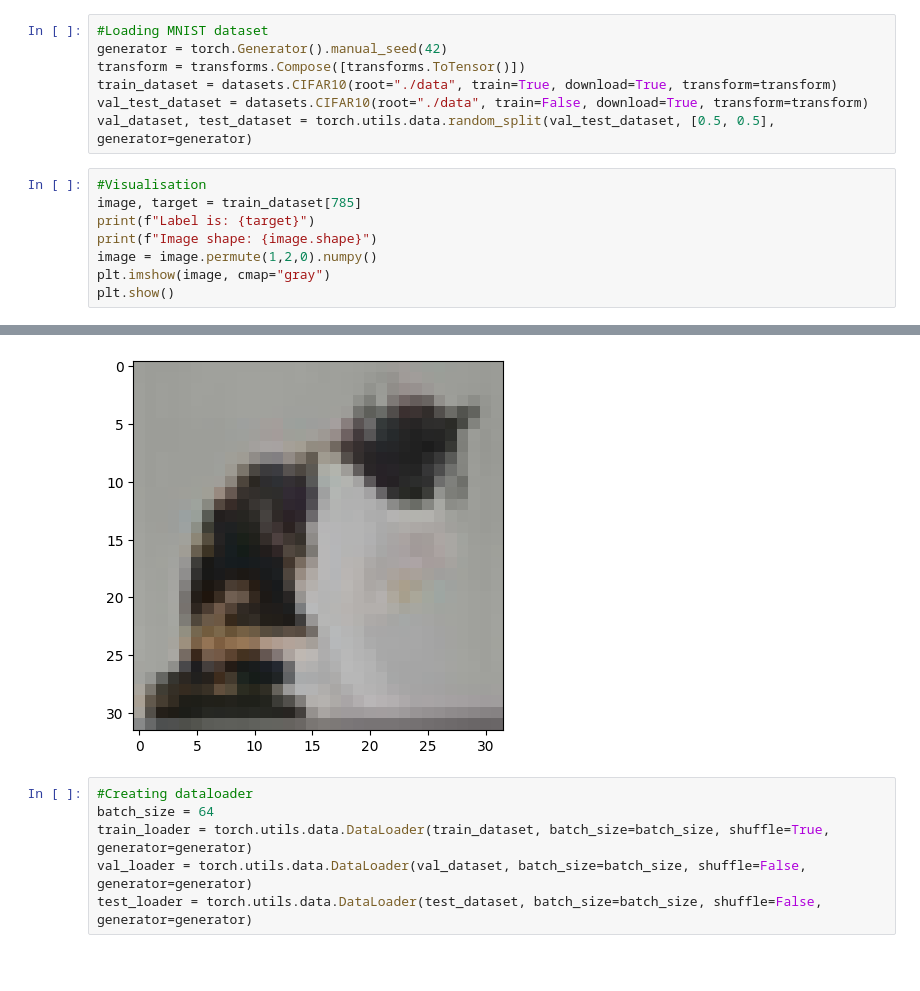
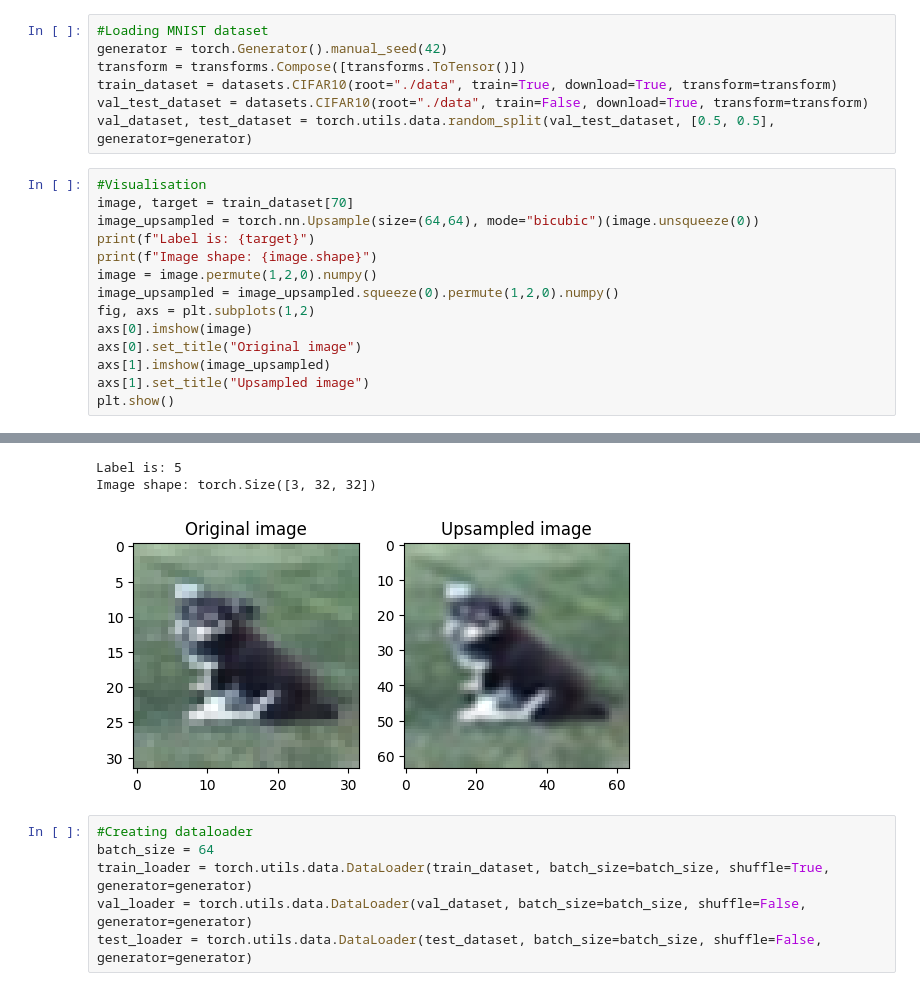
Before and after one commit to smBello-tse/CIFAR10-classification, a Jupyter notebook: mnist_classification.ipynb, the cells around one changed output, grey strips where cells are left out. Drawn from its saved outputs; the diff is of its cells as text; blank space fills up the shorter version.

```diff
--- a/mnist_classification.ipynb
+++ b/mnist_classification.ipynb
@@ -33,10 +33,16 @@ val_test_dataset = datasets.CIFAR10(root="./data", train=False, download=True, t
 val_dataset, test_dataset = torch.utils.data.random_split(val_test_dataset, [0.5, 0.5], generator=generator)
 # %%
 #Visualisation
-image, target = train_dataset[785]
+image, target = train_dataset[70]
+image_upsampled = torch.nn.Upsample(size=(64,64), mode="bicubic")(image.unsqueeze(0))
 print(f"Label is: {target}")
 print(f"Image shape: {image.shape}")
 image = image.permute(1,2,0).numpy()
-plt.imshow(image, cmap="gray")
+image_upsampled = image_upsampled.squeeze(0).permute(1,2,0).numpy()
+fig, axs = plt.subplots(1,2)
+axs[0].imshow(image)
+axs[0].set_title("Original image")
+axs[1].imshow(image_upsampled)
+axs[1].set_title("Upsampled image")
 plt.show()
 # %% [output]
@@ -45,4 +50,6 @@ Image shape: torch.Size([3, 32, 32])
+Label is: 5
+Image shape: torch.Size([3, 32, 32])
-[figure, old version]
+[figure, new version]
 # %%
 #Creating dataloader
 batch_size = 64
```
Also changed, not shown: parts of 1 cell of this notebook.
